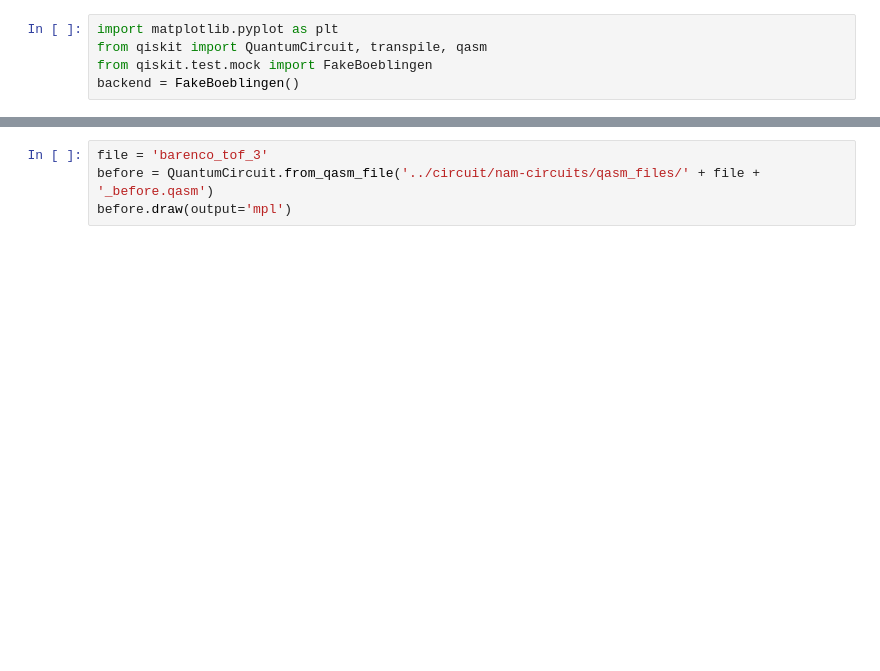
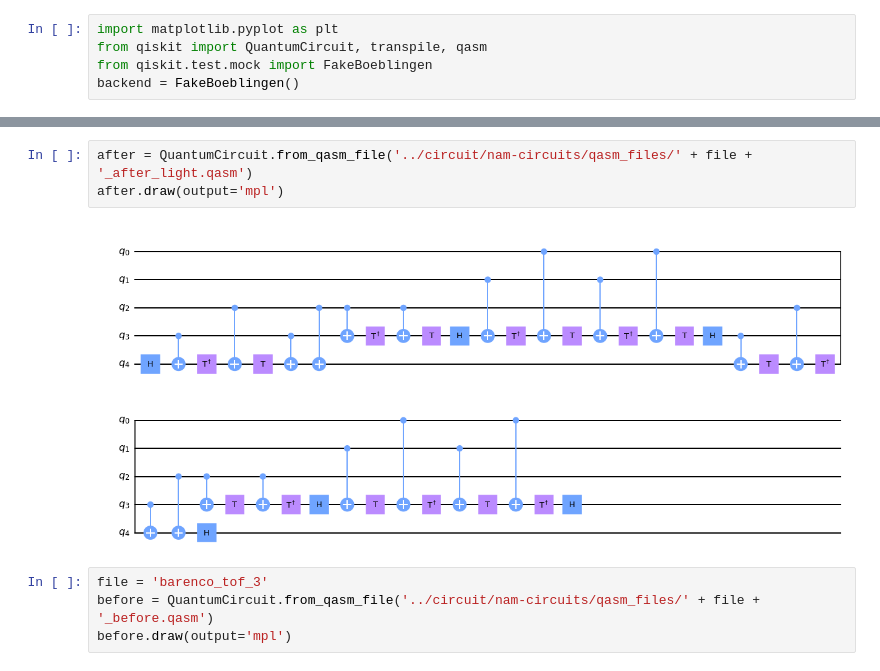
Before and after one commit to quantum-compiler/quartz, a Jupyter notebook: experiment/test.ipynb, the cells around one changed output, grey strips where cells are left out. Saved outputs shown, nothing was run; the diff lists cells and outputs as text; blank space fills up the shorter version.

```diff
--- a/experiment/test.ipynb
+++ b/experiment/test.ipynb
@@ -6,3 +11,8 @@ backend = FakeBoeblingen()
+# %%
+after = QuantumCircuit.from_qasm_file('../circuit/nam-circuits/qasm_files/' + file + '_after_light.qasm')
+after.draw(output='mpl')
+# %% [output]
+[figure, added]
 # %%
 file = 'barenco_tof_3'
 before = QuantumCircuit.from_qasm_file('../circuit/nam-circuits/qasm_files/' + file + '_before.qasm')
```
Also changed, not shown: parts of 6 cells of this notebook, 4 other files.
